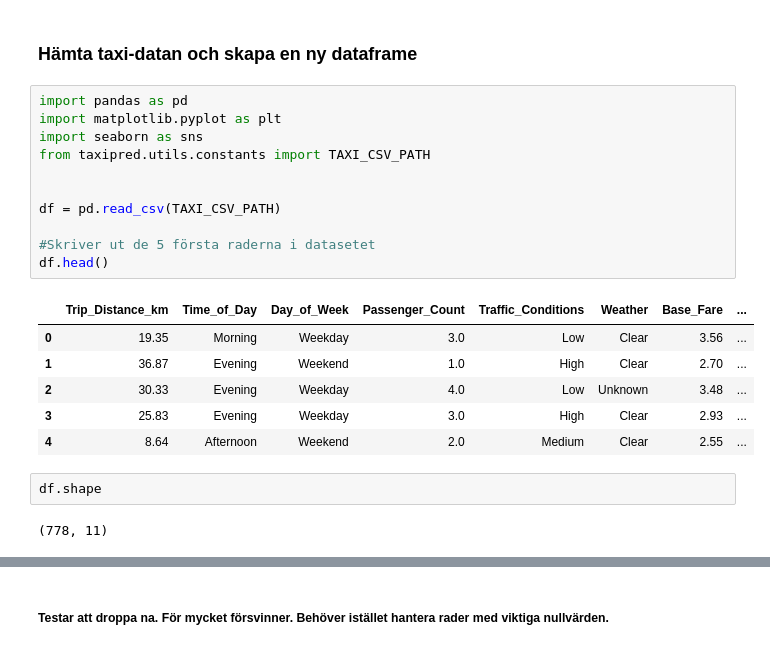
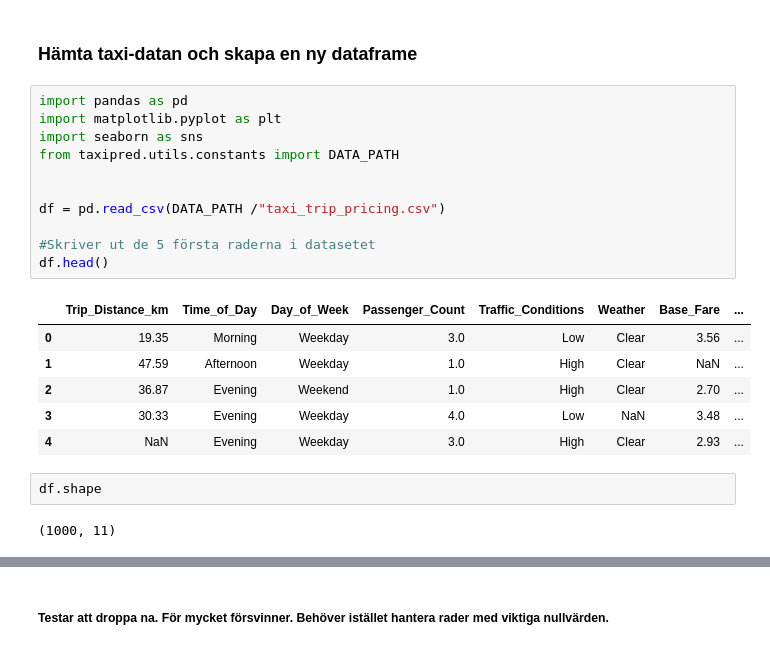
Before and after one commit to suseliwen/taxi-prediction-fullstack-Susanne, a Jupyter notebook: explorations/eda_taxi.ipynb, the cells around one changed output, grey strips where cells are left out. Drawn from its saved outputs; the diff is of its cells as text.

```diff
--- a/explorations/eda_taxi.ipynb
+++ b/explorations/eda_taxi.ipynb
@@ -3,25 +3,25 @@
 # %%
 import pandas as pd
 import matplotlib.pyplot as plt
 import seaborn as sns
-from taxipred.utils.constants import TAXI_CSV_PATH
+from taxipred.utils.constants import DATA_PATH
 
 
-df = pd.read_csv(TAXI_CSV_PATH)
+df = pd.read_csv(DATA_PATH /"taxi_trip_pricing.csv")
 
 #Skriver ut de 5 första raderna i datasetet
 df.head()
 # %% [output]
 |  | Trip_Distance_km | Time_of_Day | Day_of_Week | Passenger_Count | Traffic_Conditions | Weather | Base_Fare | ... |
 | 0 | 19.35 | Morning | Weekday | 3.0 | Low | Clear | 3.56 | ... |
-| 1 | 36.87 | Evening | Weekend | 1.0 | High | Clear | 2.70 | ... |
-| 2 | 30.33 | Evening | Weekday | 4.0 | Low | Unknown | 3.48 | ... |
-| 3 | 25.83 | Evening | Weekday | 3.0 | High | Clear | 2.93 | ... |
-| 4 | 8.64 | Afternoon | Weekend | 2.0 | Medium | Clear | 2.55 | ... |
+| 1 | 47.59 | Afternoon | Weekday | 1.0 | High | Clear | NaN | ... |
+| 2 | 36.87 | Evening | Weekend | 1.0 | High | Clear | 2.70 | ... |
+| 3 | 30.33 | Evening | Weekday | 4.0 | Low | NaN | 3.48 | ... |
+| 4 | NaN | Evening | Weekday | 3.0 | High | Clear | 2.93 | ... |
 # %%
 df.shape
 # %% [output]
-(778, 11)
+(1000, 11)
 # %%
 df.describe()
 # %% [output]
```
Also changed, not shown: parts of 22 cells of this notebook, 6 other files.
